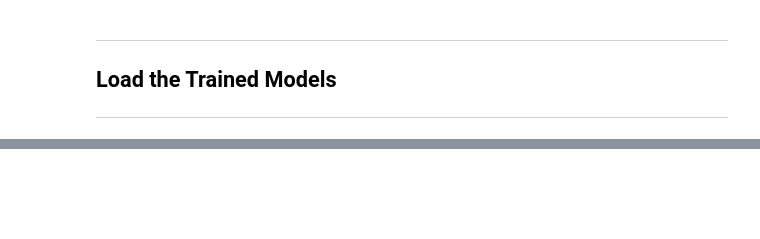
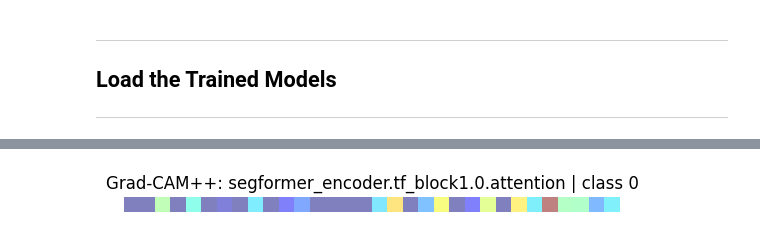
Before and after one commit to AndrewDarnall/MSLesSeg-4-ICPR, a Jupyter notebook: notebooks/mslesseg-model-explainability.ipynb, the cells around one changed output, grey strips where cells are left out. Drawn from its saved outputs; the diff is of its cells as text; code cells hidden in the pictures; blank space fills up the shorter version.

```diff
--- a/notebooks/mslesseg-model-explainability.ipynb
+++ b/notebooks/mslesseg-model-explainability.ipynb
@@ -1451,0 +1545,8 @@ segformer3dmoe = SegFormer3DMoE(
+# %%
+# Prepare the data module
+data_module = MSLesSegDataModule(
+    root_data_dir="../data/03-SegFormer-Tensor-Data/",
+    batch_size=3,
+    val_split=0.2,
+    num_workers=0
+)
@@ -1489,0 +1581,5 @@ plt.imshow(grayscale_cam, cmap='jet')
+# %%
+# Load or define your model (must be compatible with input_tensor)
+model = segformer3d  # Replace with your model
+device = torch.device("cuda" if torch.cuda.is_available() else "cpu")
+model.to(device)
@@ -1489,0 +1604,67 @@ plt.imshow(grayscale_cam, cmap='jet')
+# %%
+import torch
+from torchcam.methods import GradCAMpp
+import matplotlib.pyplot as plt
+import numpy as np
+
+# Get a batch from validation dataloader
+val_loader = data_module.val_dataloader()
+inputs, masks = next(iter(val_loader))  # inputs: [B, C, D, H, W]
+
+# Optional: select one sample for visualization
+input_tensor = inputs[0].unsqueeze(0)  # shape: [1, C, D, H, W]
+
+# Move model and input to GPU if available
+device = torch.device("cuda" if torch.cuda.is_available() else "cpu")
+model = model.to(device)
+input_tensor = input_tensor.to(device)
+
+# Define transformer layers to visualize
+transformer_target_layers = [
+    "segformer_encoder.tf_block1.0.attention",
+    "segformer_encoder.tf_block1.1.attention",
+    "segformer_encoder.tf_block2.0.attention",
+    "segformer_encoder.tf_block2.1.attention",
+    "segformer_encoder.tf_block3.0.attention",
+    "segformer_encoder.tf_block3.1.attention",
+    "segformer_encoder.tf_block4.0.attention",
+    "segformer_encoder.tf_block4.1.attention"
+]
+
+# Loop through each transformer layer for GradCAM++
+for layer_name in transformer_target_layers:
+    try:
+        # Initialize GradCAM++ BEFORE forward pass
+        cam_extractor = GradCAMpp(model, target_layer=layer_name)
+
+        # Forward pass
+        output = model(input_tensor)
+
+        # Select class index
+        if output.shape[1] == 1:
+            class_idx = 0  # Only one class channel exists
+        else:
+            pred = output.argmax(dim=1)
+            center_voxel = tuple(s // 2 for s in pred.shape[1:])  # (D, H, W)
+            class_idx = int(pred[0, *center_voxel])
+
+        print(f"Using class index {class_idx} for {layer_name}")
+
+        # Extract CAM
+        activation_map = cam_extractor(class_idx, output)
+        cam = activation_map[0].cpu().detach().numpy()
+
+        # Visualize
+        if cam.ndim == 3:
+            middle_slice = cam.shape[0] // 2
+            plt.imshow(cam[middle_slice], cmap='jet', alpha=0.5)
+        else:
+            plt.imshow(cam, cmap='jet', alpha=0.5)
+
+        plt.title(f"Grad-CAM++: {layer_name} | class {class_idx}")
+        plt.axis('off')
+        plt.show()
+
+    except Exception as e:
+        print(f"Skipping {layer_name} due to error: {e}")
+# %% [output]
@@ -1489,0 +1672 @@ plt.imshow(grayscale_cam, cmap='jet')
+[figure, added]
```
Also changed, not shown: parts of 10 cells of this notebook, 1 other file.
